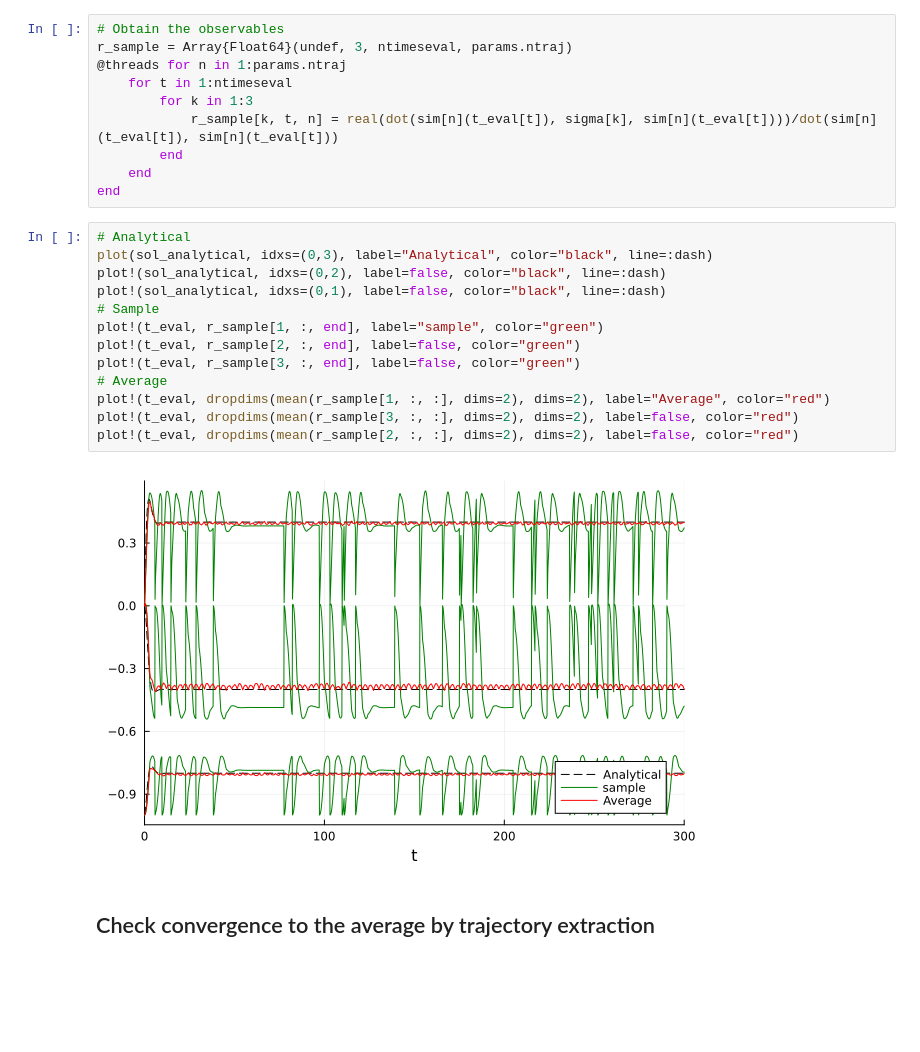
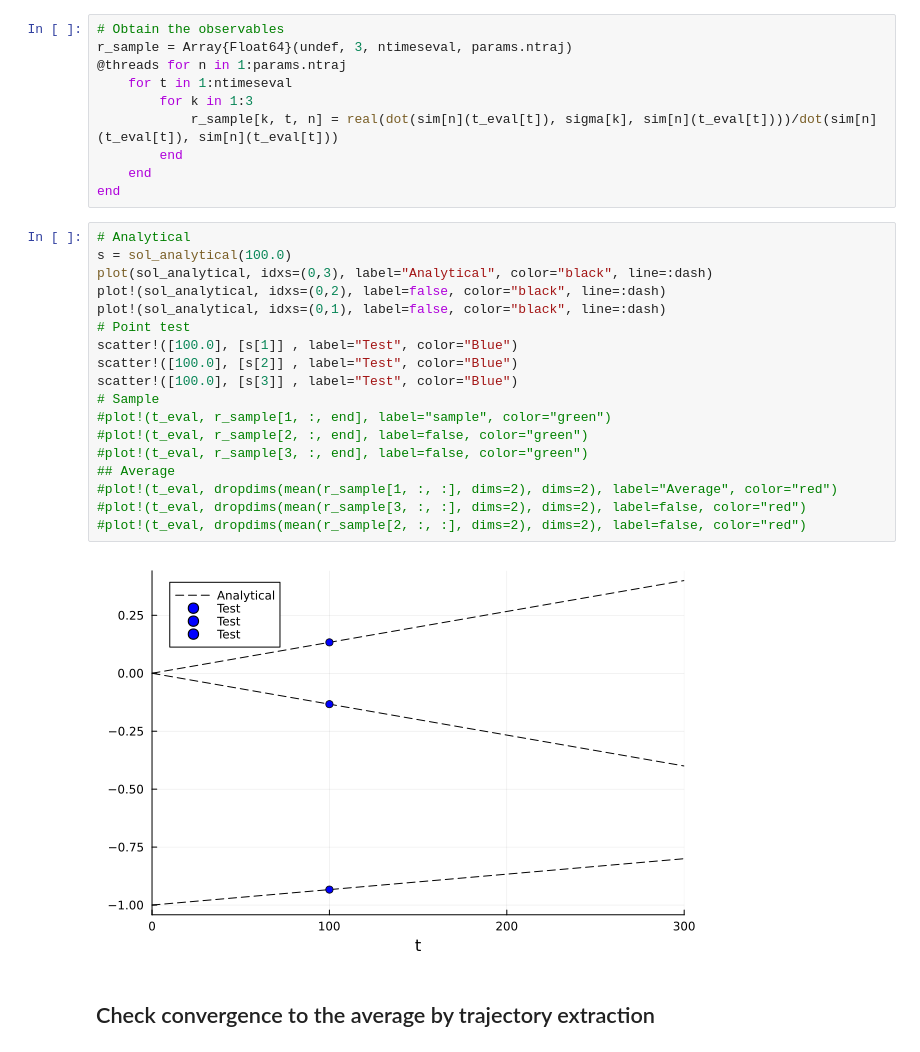
Before and after one commit to Ste1nb0cK/BackAction.jl, a Jupyter notebook: notebooks/TestingFIStepByStep.ipynb, the cells around one changed output. Cells and saved outputs as stored; diff of their text form; blank space fills up the shorter version.

```diff
--- a/notebooks/TestingFIStepByStep.ipynb
+++ b/notebooks/TestingFIStepByStep.ipynb
@@ -106,19 +102,24 @@ r_sample = Array{Float64}(undef, 3, ntimeseval, params.ntraj)
 end
 # %%
 # Analytical
+s = sol_analytical(100.0)
 plot(sol_analytical, idxs=(0,3), label="Analytical", color="black", line=:dash)
 plot!(sol_analytical, idxs=(0,2), label=false, color="black", line=:dash)
 plot!(sol_analytical, idxs=(0,1), label=false, color="black", line=:dash)
+# Point test
+scatter!([100.0], [s[1]] , label="Test", color="Blue")
+scatter!([100.0], [s[2]] , label="Test", color="Blue")
+scatter!([100.0], [s[3]] , label="Test", color="Blue")
 # Sample
-plot!(t_eval, r_sample[1, :, end], label="sample", color="green")
-plot!(t_eval, r_sample[2, :, end], label=false, color="green")
-plot!(t_eval, r_sample[3, :, end], label=false, color="green")
-# Average
-plot!(t_eval, dropdims(mean(r_sample[1, :, :], dims=2), dims=2), label="Average", color="red")
-plot!(t_eval, dropdims(mean(r_sample[3, :, :], dims=2), dims=2), label=false, color="red")
-plot!(t_eval, dropdims(mean(r_sample[2, :, :], dims=2), dims=2), label=false, color="red")
+#plot!(t_eval, r_sample[1, :, end], label="sample", color="green")
+#plot!(t_eval, r_sample[2, :, end], label=false, color="green")
+#plot!(t_eval, r_sample[3, :, end], label=false, color="green")
+## Average
+#plot!(t_eval, dropdims(mean(r_sample[1, :, :], dims=2), dims=2), label="Average", color="red")
+#plot!(t_eval, dropdims(mean(r_sample[3, :, :], dims=2), dims=2), label=false, color="red")
+#plot!(t_eval, dropdims(mean(r_sample[2, :, :], dims=2), dims=2), label=false, color="red")
 # %% [output]
-[figure, old version]
+[figure, new version]
 # %% [markdown]
 ## Check convergence to the average by trajectory extraction
 # %%
```
Also changed, not shown: parts of 12 cells of this notebook, 6 other files.
